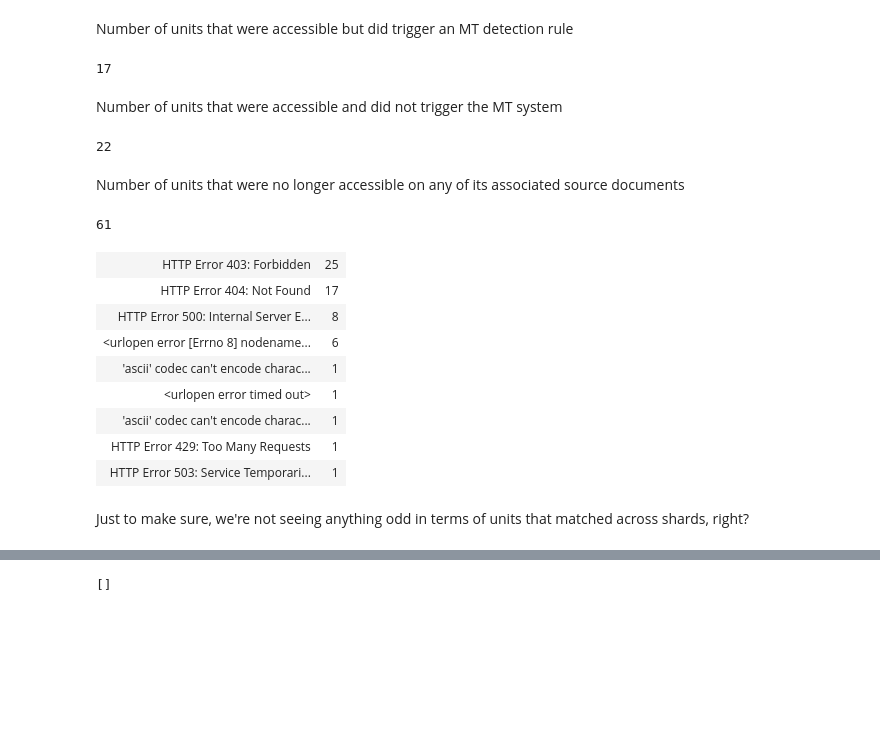
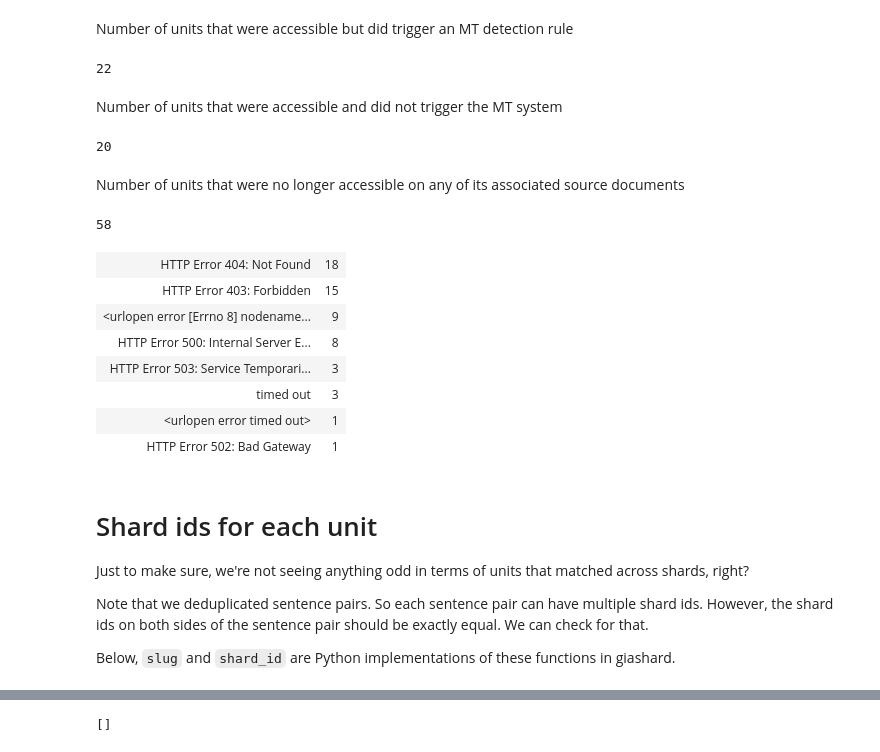
Before and after one commit to jelmervdl/paracrawl-analysis, a Jupyter notebook: checksum-overlap.ipynb, the cells around one changed output, grey strips where cells are left out. Drawn from its saved outputs; the diff is of its cells as text; code cells hidden in the pictures; blank space fills up the shorter version.

```diff
--- a/checksum-overlap.ipynb
+++ b/checksum-overlap.ipynb
@@ -76,8 +88,3 @@ for unit in read(files['paracrawl-7.1']):
         sample.add(unit)
         for translation in unit.translations.values():
             domains.update(domain(url) for url in translation['source-document'])
-# %%
-import notebook
-import importlib
-notebook = importlib.reload(notebook)
-table = notebook.table
@@ -231,7 +262,7 @@ def check_unit_for_mt(unit):
 
 checked_units = [
     (unit, *check_unit_for_mt(unit))
-    for unit in tqdm(list(sample))
+    for unit in tqdm(list(sample[:100]))
 ]
 # %%
 table({
@@ -265,33 +296,37 @@ Number of units that were accessible but did trigger an MT detection rule
 # %%
 count(unit for unit, hit, url in checked_units if url is not None)
 # %% [output]
-17
+22
 # %% [markdown]
 Number of units that were accessible and did not trigger the MT system
 # %%
 count(unit for unit, hit, url in checked_units if url is None and hit is None)
 # %% [output]
-22
+20
 # %% [markdown]
 Number of units that were no longer accessible on any of its associated source documents
 # %%
 count(unit for unit, hit, url in checked_units if url is None and hit is not None)
 # %% [output]
-61
+58
 # %%
-notebook.table(Counter(hit for _, hit, url in checked_units if url is None and hit is not None).most_common())
+table(Counter(hit for _, hit, url in checked_units if url is None and hit is not None).most_common())
 # %% [output]
-| HTTP Error 403: Forbidden | 25 |
-| HTTP Error 404: Not Found | 17 |
+| HTTP Error 404: Not Found | 18 |
+| HTTP Error 403: Forbidden | 15 |
+| <urlopen error [Errno 8] nodename... | 9 |
 | HTTP Error 500: Internal Server E... | 8 |
-| <urlopen error [Errno 8] nodename... | 6 |
-| 'ascii' codec can't encode charac... | 1 |
+| HTTP Error 503: Service Temporari... | 3 |
+| timed out | 3 |
 | <urlopen error timed out> | 1 |
-| 'ascii' codec can't encode charac... | 1 |
-| HTTP Error 429: Too Many Requests | 1 |
-| HTTP Error 503: Service Temporari... | 1 |
+| HTTP Error 502: Bad Gateway | 1 |
-# %% [markdown]
-Just to make sure, we're not seeing anything odd in terms of units that matched across shards, right?
+# %% [markdown]
+# Shard ids for each unit
+Just to make sure, we're not seeing anything odd in terms of units that matched across shards, right?
+
+Note that we deduplicated sentence pairs. So each sentence pair can have multiple shard ids. However, the shard ids on both sides of the sentence pair should be exactly equal. We can check for that.
+
+Below, `slug` and `shard_id` are Python implementations of these functions in giashard.
 # %%
 from publicsuffixlist import PublicSuffixList
 from urllib.parse import urlparse
```
Also changed, not shown: parts of 53 cells of this notebook.
